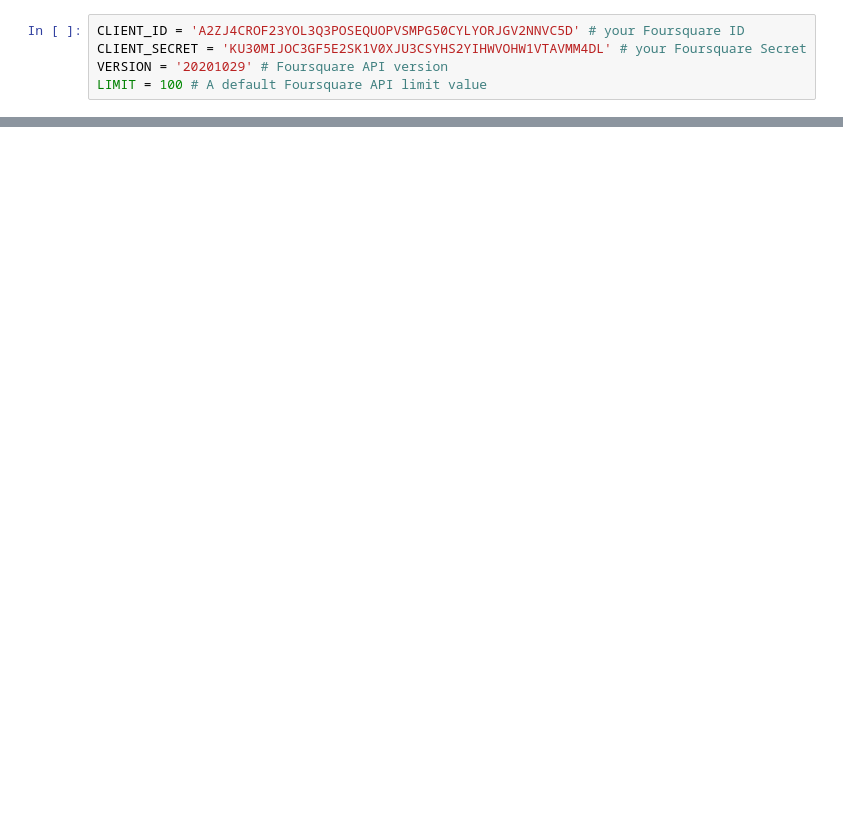
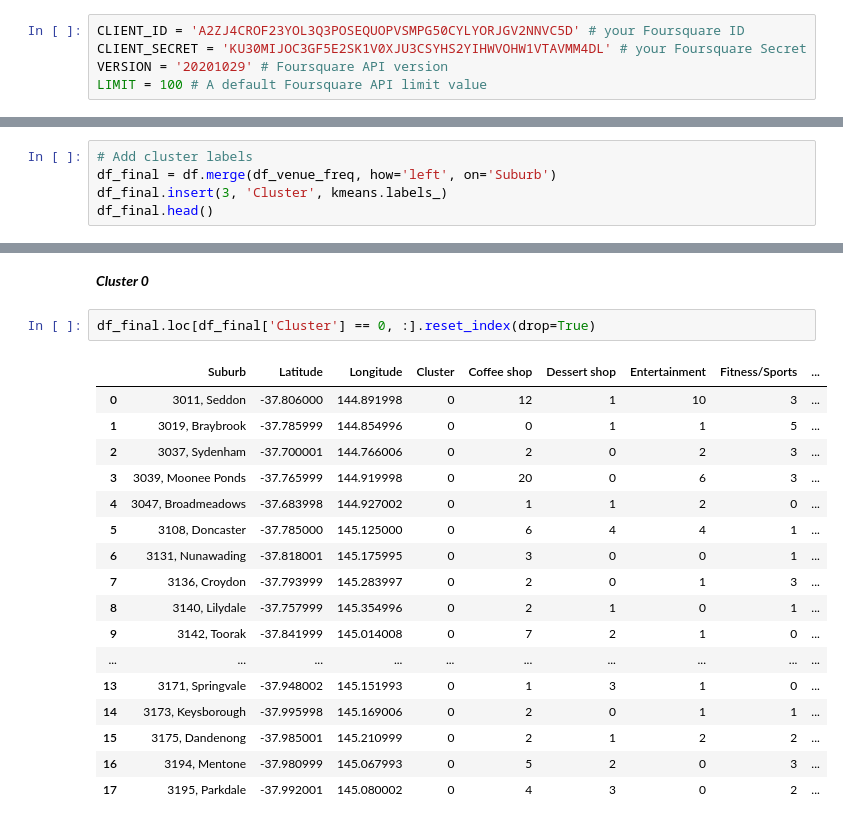
Before and after one commit to quanmtran/Coursera-Capstone-Project, a Jupyter notebook: Coursera_Capstone_Project_Notebook.ipynb, the cells around one changed output, grey strips where cells are left out. Saved outputs shown, nothing was run; the diff lists cells and outputs as text; blank space fills up the shorter version.

```diff
--- a/Coursera_Capstone_Project_Notebook.ipynb
+++ b/Coursera_Capstone_Project_Notebook.ipynb
@@ -359,0 +365,5 @@ array([1, 1, 1, 1, 1, 1, 1, 1, 1, 0, 1, 1, 1, 1, 1, 1, 2, 1, 1, 1, 1, 1,
+# %%
+# Add cluster labels
+df_final = df.merge(df_venue_freq, how='left', on='Suburb')
+df_final.insert(3, 'Cluster', kmeans.labels_)
+df_final.head()
@@ -359,0 +432,22 @@ array([1, 1, 1, 1, 1, 1, 1, 1, 1, 0, 1, 1, 1, 1, 1, 1, 2, 1, 1, 1, 1, 1,
+# %% [markdown]
+***Cluster 0***
+# %%
+df_final.loc[df_final['Cluster'] == 0, :].reset_index(drop=True)
+# %% [output]
+|  | Suburb | Latitude | Longitude | Cluster | Coffee shop | Dessert shop | Entertainment | Fitness/Sports | ... |
+| 0 | 3011, Seddon | -37.806000 | 144.891998 | 0 | 12 | 1 | 10 | 3 | ... |
+| 1 | 3019, Braybrook | -37.785999 | 144.854996 | 0 | 0 | 1 | 1 | 5 | ... |
+| 2 | 3037, Sydenham | -37.700001 | 144.766006 | 0 | 2 | 0 | 2 | 3 | ... |
+| 3 | 3039, Moonee Ponds | -37.765999 | 144.919998 | 0 | 20 | 0 | 6 | 3 | ... |
+| 4 | 3047, Broadmeadows | -37.683998 | 144.927002 | 0 | 1 | 1 | 2 | 0 | ... |
+| 5 | 3108, Doncaster | -37.785000 | 145.125000 | 0 | 6 | 4 | 4 | 1 | ... |
+| 6 | 3131, Nunawading | -37.818001 | 145.175995 | 0 | 3 | 0 | 0 | 1 | ... |
+| 7 | 3136, Croydon | -37.793999 | 145.283997 | 0 | 2 | 0 | 1 | 3 | ... |
+| 8 | 3140, Lilydale | -37.757999 | 145.354996 | 0 | 2 | 1 | 0 | 1 | ... |
+| 9 | 3142, Toorak | -37.841999 | 145.014008 | 0 | 7 | 2 | 1 | 0 | ... |
+| ... | ... | ... | ... | ... | ... | ... | ... | ... | ... |
+| 13 | 3171, Springvale | -37.948002 | 145.151993 | 0 | 1 | 3 | 1 | 0 | ... |
+| 14 | 3173, Keysborough | -37.995998 | 145.169006 | 0 | 2 | 0 | 1 | 1 | ... |
+| 15 | 3175, Dandenong | -37.985001 | 145.210999 | 0 | 2 | 1 | 2 | 2 | ... |
+| 16 | 3194, Mentone | -37.980999 | 145.067993 | 0 | 5 | 2 | 0 | 3 | ... |
+| 17 | 3195, Parkdale | -37.992001 | 145.080002 | 0 | 4 | 3 | 0 | 2 | ... |
```
Also changed, not shown: parts of 95 cells of this notebook.
